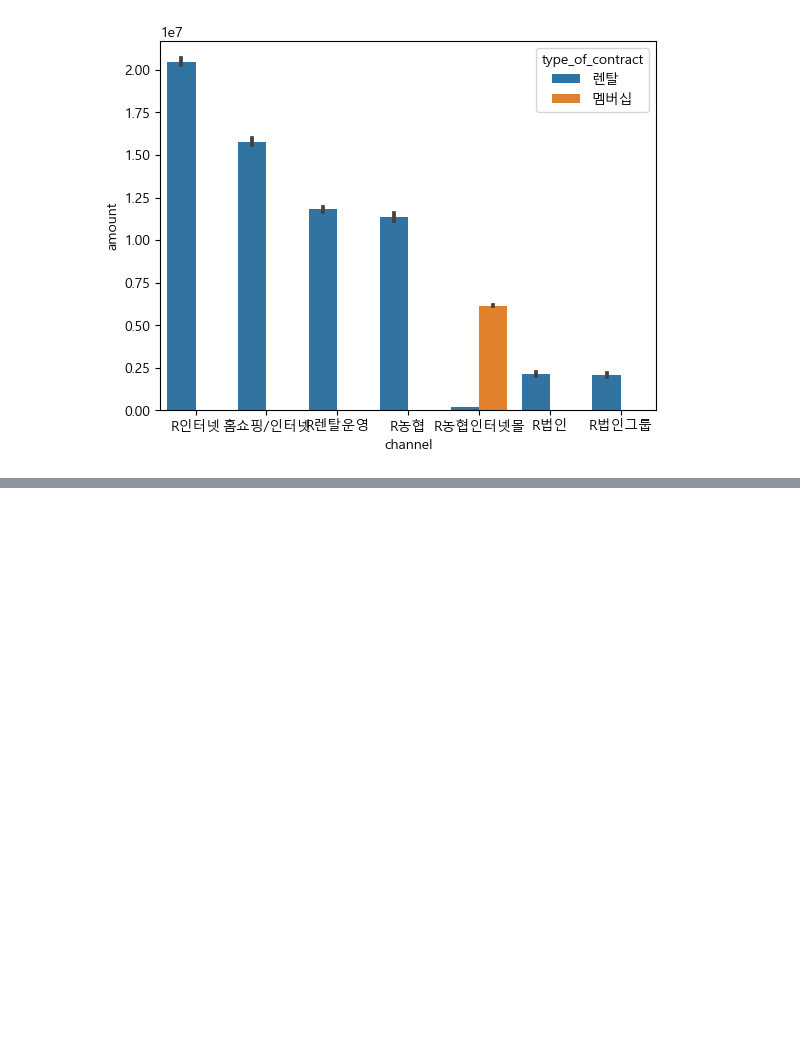
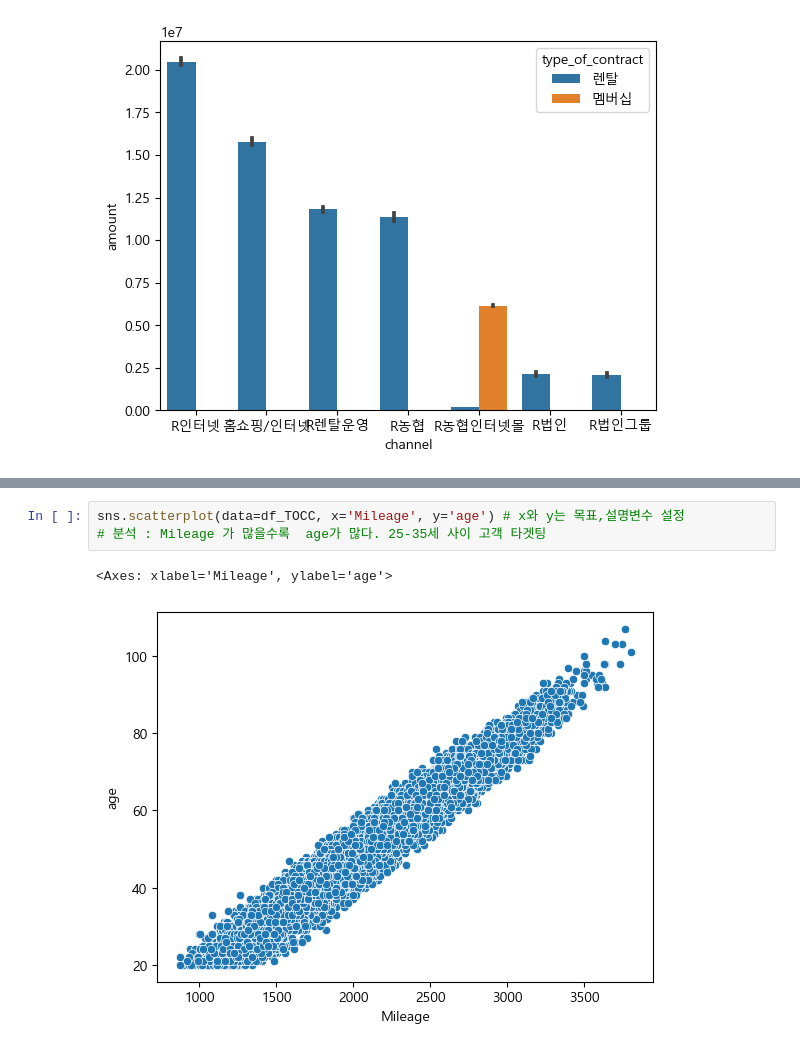
Before and after one commit to AKAVespaET3/study_data_analytics, a Jupyter notebook: codes/visuallizations/UsingCharts_TypeOfContractChannel.ipynb.ipynb, the cells around one changed output, grey strips where cells are left out. Cells and saved outputs as stored; diff of their text form; blank space fills up the shorter version.

```diff
--- a/codes/visuallizations/UsingCharts_TypeOfContractChannel.ipynb.ipynb
+++ b/codes/visuallizations/UsingCharts_TypeOfContractChannel.ipynb.ipynb
@@ -210,0 +231,6 @@ sns.barplot(data=df_TOCC, x='channel', y='amount', estimator=sum, order=df_TOCC_
+# %%
+sns.scatterplot(data=df_TOCC, x='Mileage', y='age') # x와 y는 목표,설명변수 설정
+# 분석 : Mileage 가 많을수록  age가 많다. 25-35세 사이 고객 타겟팅
+# %% [output]
+<Axes: xlabel='Mileage', ylabel='age'>
+[figure, added]
```
Also changed, not shown: parts of 15 cells of this notebook, 1 other file.
